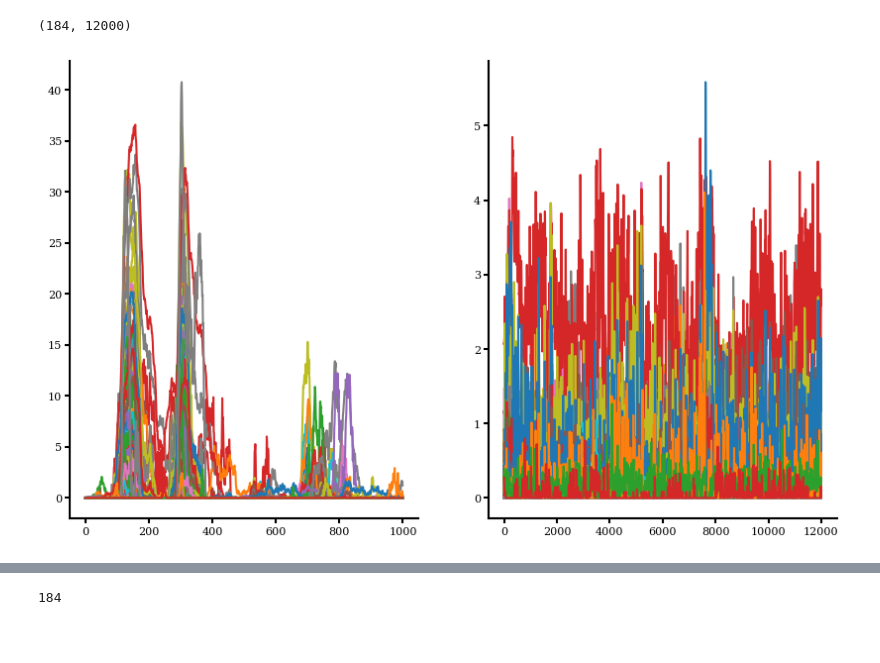
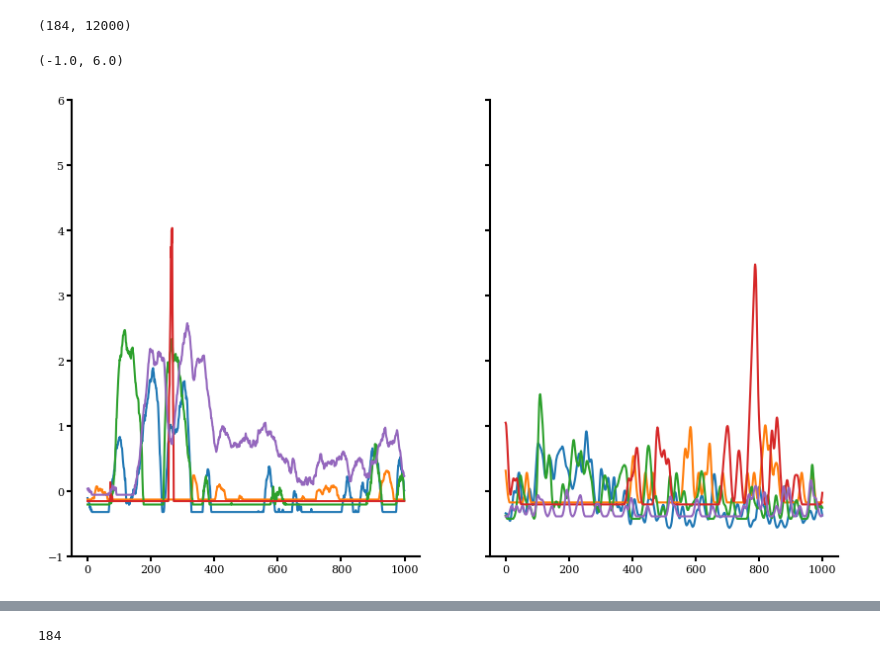
Before and after one commit to Matthijspals/mnm, a Jupyter notebook: generate_figures/temporal_geometric_eval.ipynb, the cells around one changed output, grey strips where cells are left out. Cells and saved outputs as stored; diff of their text form; code cells hidden in the pictures; blank space fills up the shorter version.

```diff
--- a/generate_figures/temporal_geometric_eval.ipynb
+++ b/generate_figures/temporal_geometric_eval.ipynb
@@ -47,9 +47,9 @@ config = {
     'threshold_neurons': True,
     'z_score_neuromod': False,
     'min_max_norm_neuromod': True,
-    'z_score_neurons': False,
+    'z_score_neurons': True,
     'deconvolve': False,
-    'convolve_spikes': False,
+    'convolve_spikes': True,
     'normalize_neuromod': True,
     'center_neuromod': False,
     'center_data': True,
@@ -333,10 +341,13 @@ x_.shape
 # %% [output]
 (184, 12000)
 # %%
-fig, ax = plt.subplots(1,2,figsize=(10,6))
-ax[0].plot(traj[:,:1000].T)
-ax[1].plot(x_[:1000].T);
+fig, ax = plt.subplots(1,2,figsize=(10,6), sharey=True)
+neui_inds = np.random.choice(traj.shape[0], size=5, replace=False)
+ax[0].plot(traj[neui_inds,:1000].T)
+ax[1].plot(x_[neui_inds,:1000].T);
+ax[1].set_ylim([-1,6])
 # %% [output]
+(-1.0, 6.0)
-[figure, old version]
+[figure, new version]
 # %%
 fig, ax = plt.subplots(1,2,figsize=(10,6))
```
Also changed, not shown: parts of 13 cells of this notebook, 4 other files.
